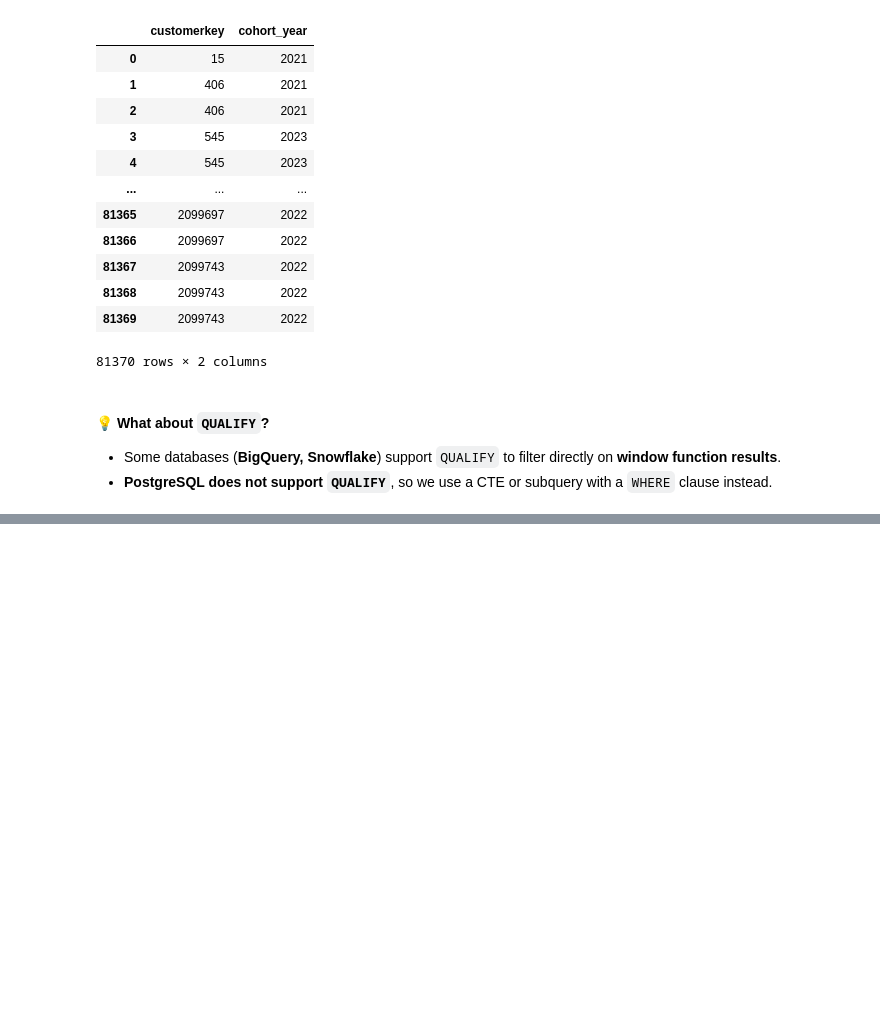
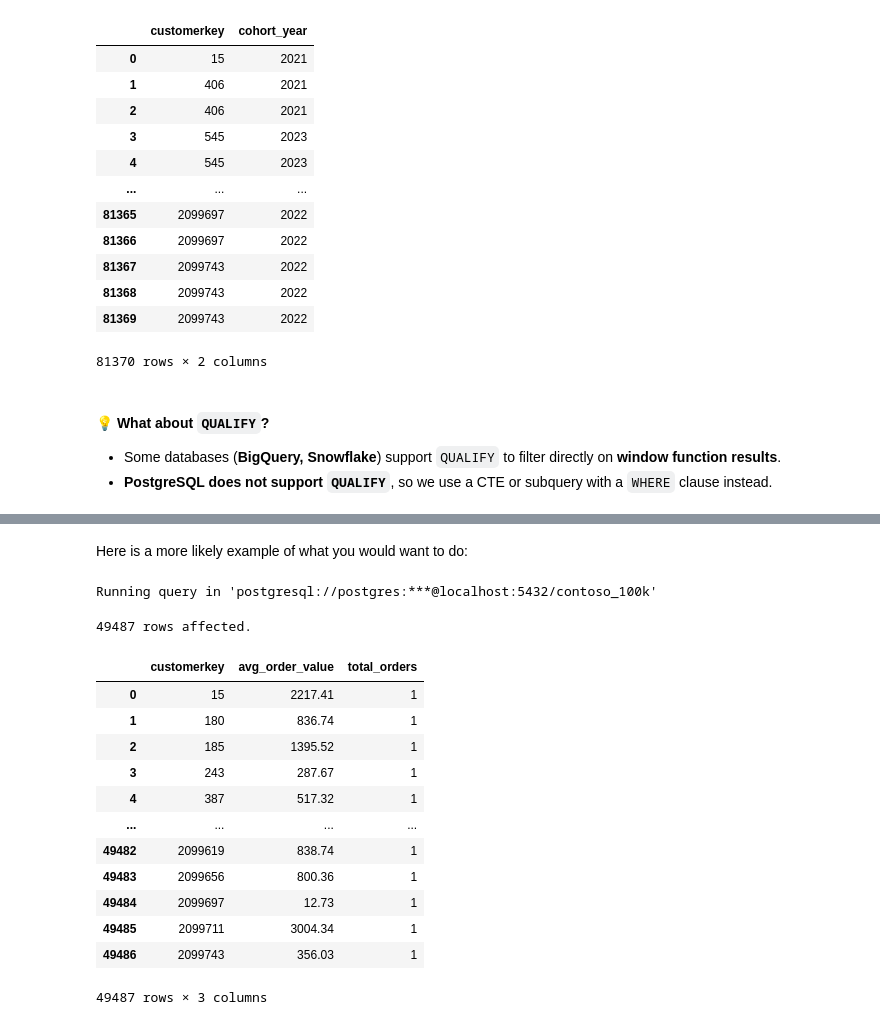
Before and after one commit to mgamzec/SQL_Data_Analytics_Project, a Jupyter notebook: 3_Windows_Functions/2_Aggregation.ipynb, the cells around one changed output, grey strips where cells are left out. Drawn from its saved outputs; the diff is of its cells as text; code cells hidden in the pictures; blank space fills up the shorter version.

```diff
--- a/3_Windows_Functions/2_Aggregation.ipynb
+++ b/3_Windows_Functions/2_Aggregation.ipynb
@@ -537,0 +580,27 @@ Running query in 'postgresql://postgres:***@localhost:5432/contoso_100k'
+# %% [markdown]
+Here is a more likely example of what you would want to do:
+# %%
+%%sql
+
+SELECT
+    customerkey,
+    AVG(quantity * netprice * exchangerate) as avg_order_value,
+    COUNT(customerkey) OVER(PARTITION BY customerkey) as total_orders
+FROM sales
+GROUP BY customerkey
+# %% [output]
+Running query in 'postgresql://postgres:***@localhost:5432/contoso_100k'
+49487 rows affected.
+|  | customerkey | avg_order_value | total_orders |
+| 0 | 15 | 2217.41 | 1 |
+| 1 | 180 | 836.74 | 1 |
+| 2 | 185 | 1395.52 | 1 |
+| 3 | 243 | 287.67 | 1 |
+| 4 | 387 | 517.32 | 1 |
+| ... | ... | ... | ... |
+| 49482 | 2099619 | 838.74 | 1 |
+| 49483 | 2099656 | 800.36 | 1 |
+| 49484 | 2099697 | 12.73 | 1 |
+| 49485 | 2099711 | 3004.34 | 1 |
+| 49486 | 2099743 | 356.03 | 1 |
+49487 rows × 3 columns
```
Also changed, not shown: parts of 3 cells of this notebook.
